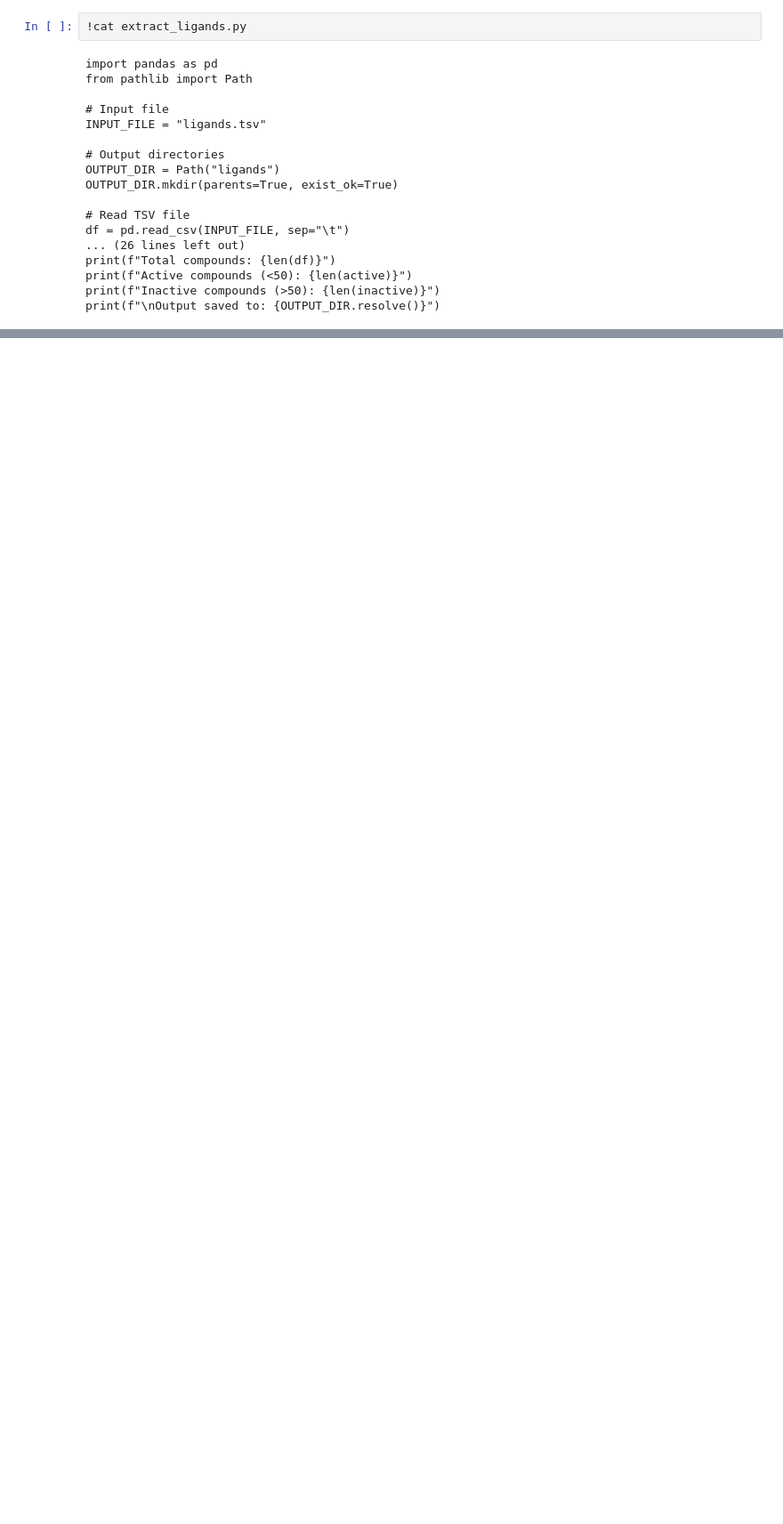
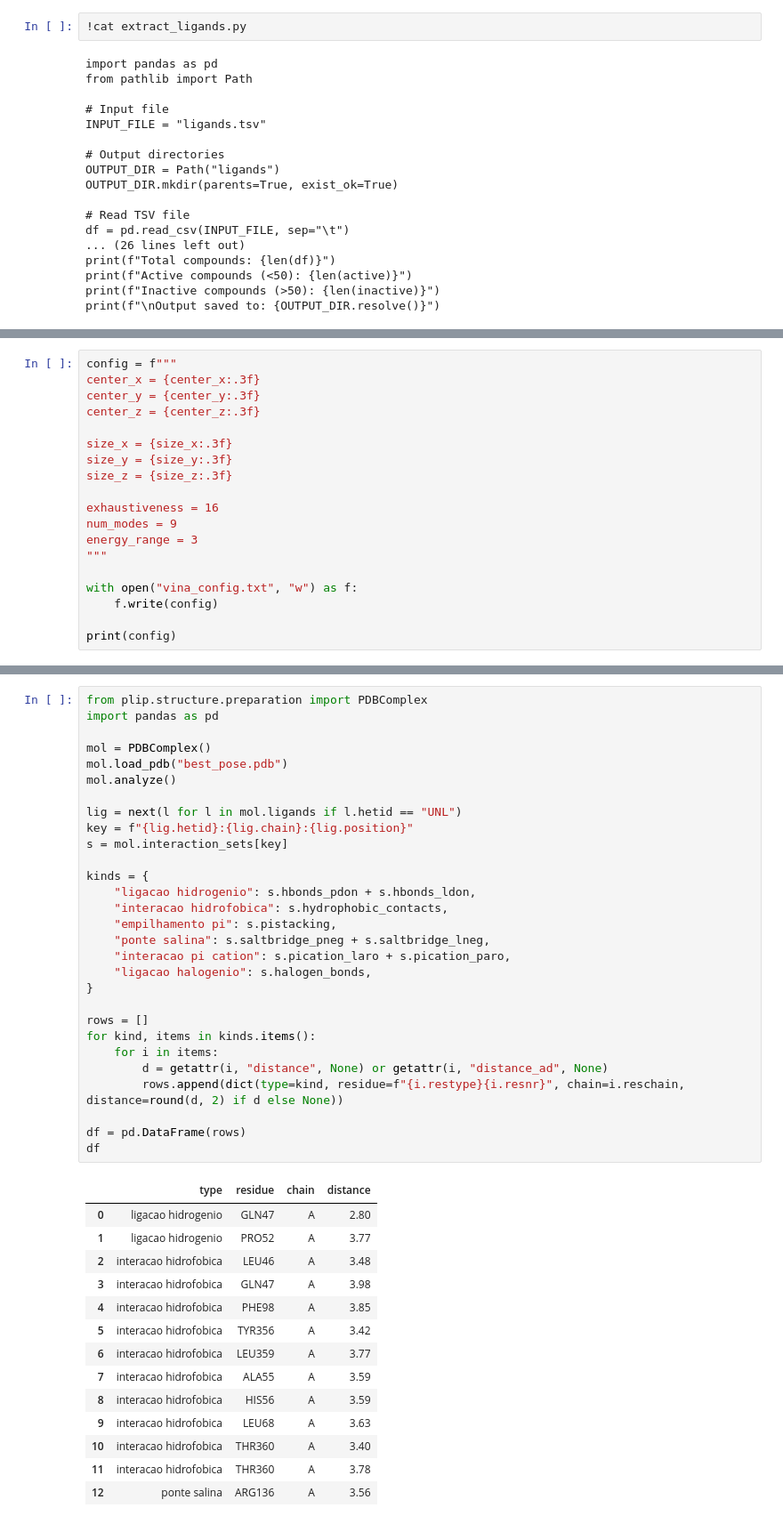
Before and after one commit to DanielBCunha/Fundamentos-de-Docking-Molecular---SBBS, a Jupyter notebook: Fundamentos_de_Docking_Molecular_SBBS_Aula_1.ipynb, the cells around one changed output, grey strips where cells are left out. Shown at 89% size. Cells and saved outputs as stored; diff of their text form; blank space fills up the shorter version.

```diff
--- a/Fundamentos_de_Docking_Molecular_SBBS_Aula_1.ipynb
+++ b/Fundamentos_de_Docking_Molecular_SBBS_Aula_1.ipynb
@@ -274,0 +574,19 @@ print(f"\nOutput saved to: {OUTPUT_DIR.resolve()}")
+# %%
+config = f"""
+center_x = {center_x:.3f}
+center_y = {center_y:.3f}
+center_z = {center_z:.3f}
+
+size_x = {size_x:.3f}
+size_y = {size_y:.3f}
+size_z = {size_z:.3f}
+
+exhaustiveness = 16
+num_modes = 9
+energy_range = 3
+"""
+
+with open("vina_config.txt", "w") as f:
+    f.write(config)
+
+print(config)
@@ -274,0 +844,44 @@ print(f"\nOutput saved to: {OUTPUT_DIR.resolve()}")
+# %%
+from plip.structure.preparation import PDBComplex
+import pandas as pd
+
+mol = PDBComplex()
+mol.load_pdb("best_pose.pdb")
+mol.analyze()
+
+lig = next(l for l in mol.ligands if l.hetid == "UNL")
+key = f"{lig.hetid}:{lig.chain}:{lig.position}"
+s = mol.interaction_sets[key]
+
+kinds = {
+    "ligacao hidrogenio": s.hbonds_pdon + s.hbonds_ldon,
+    "interacao hidrofobica": s.hydrophobic_contacts,
+    "empilhamento pi": s.pistacking,
+    "ponte salina": s.saltbridge_pneg + s.saltbridge_lneg,
+    "interacao pi cation": s.pication_laro + s.pication_paro,
+    "ligacao halogenio": s.halogen_bonds,
+}
+
+rows = []
+for kind, items in kinds.items():
+    for i in items:
+        d = getattr(i, "distance", None) or getattr(i, "distance_ad", None)
+        rows.append(dict(type=kind, residue=f"{i.restype}{i.resnr}", chain=i.reschain, distance=round(d, 2) if d else None))
+
+df = pd.DataFrame(rows)
+df
+# %% [output]
+|  | type | residue | chain | distance |
+| 0 | ligacao hidrogenio | GLN47 | A | 2.80 |
+| 1 | ligacao hidrogenio | PRO52 | A | 3.77 |
+| 2 | interacao hidrofobica | LEU46 | A | 3.48 |
+| 3 | interacao hidrofobica | GLN47 | A | 3.98 |
+| 4 | interacao hidrofobica | PHE98 | A | 3.85 |
+| 5 | interacao hidrofobica | TYR356 | A | 3.42 |
+| 6 | interacao hidrofobica | LEU359 | A | 3.77 |
+| 7 | interacao hidrofobica | ALA55 | A | 3.59 |
+| 8 | interacao hidrofobica | HIS56 | A | 3.59 |
+| 9 | interacao hidrofobica | LEU68 | A | 3.63 |
+| 10 | interacao hidrofobica | THR360 | A | 3.40 |
+| 11 | interacao hidrofobica | THR360 | A | 3.78 |
+| 12 | ponte salina | ARG136 | A | 3.56 |
```
Also changed, not shown: parts of 40 cells of this notebook.
